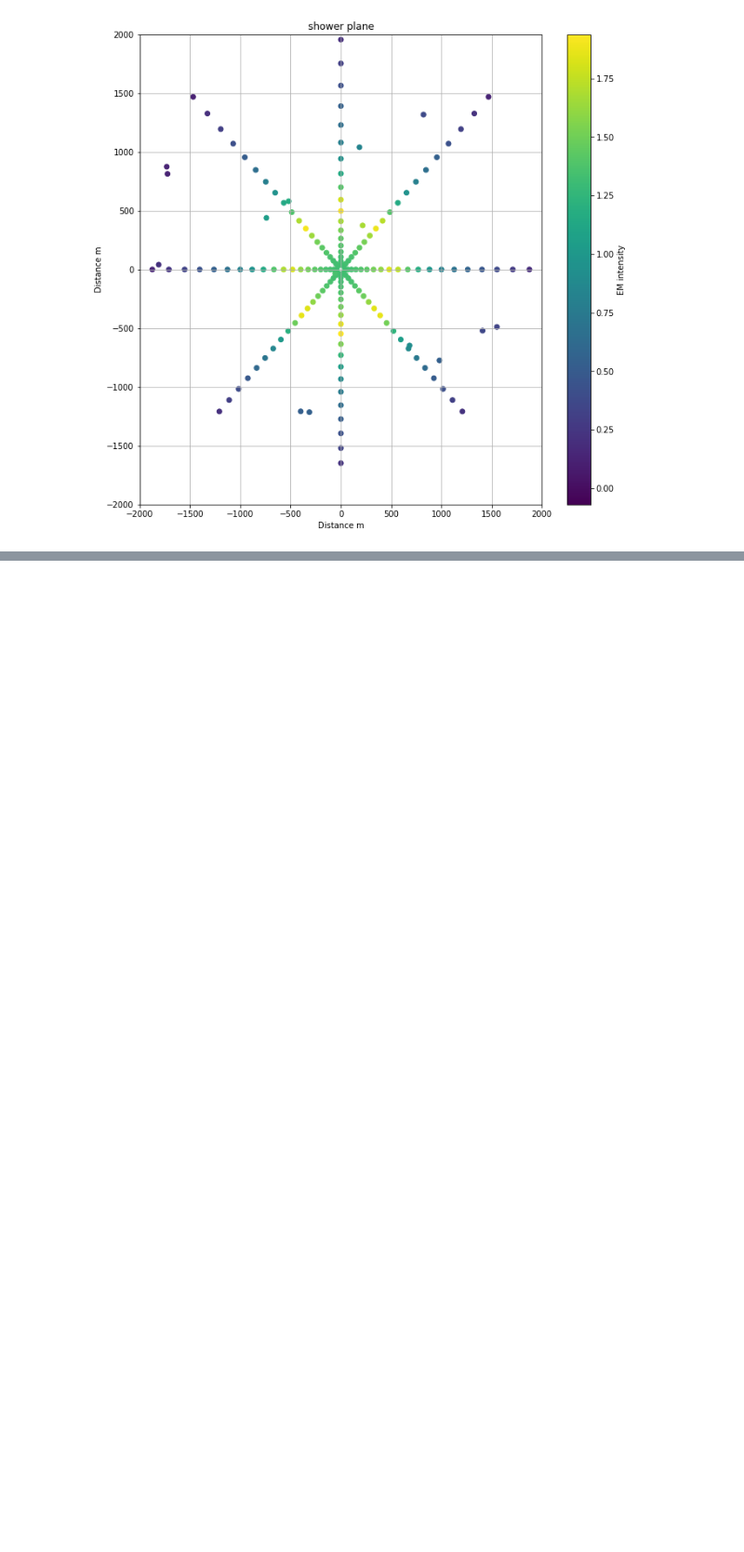
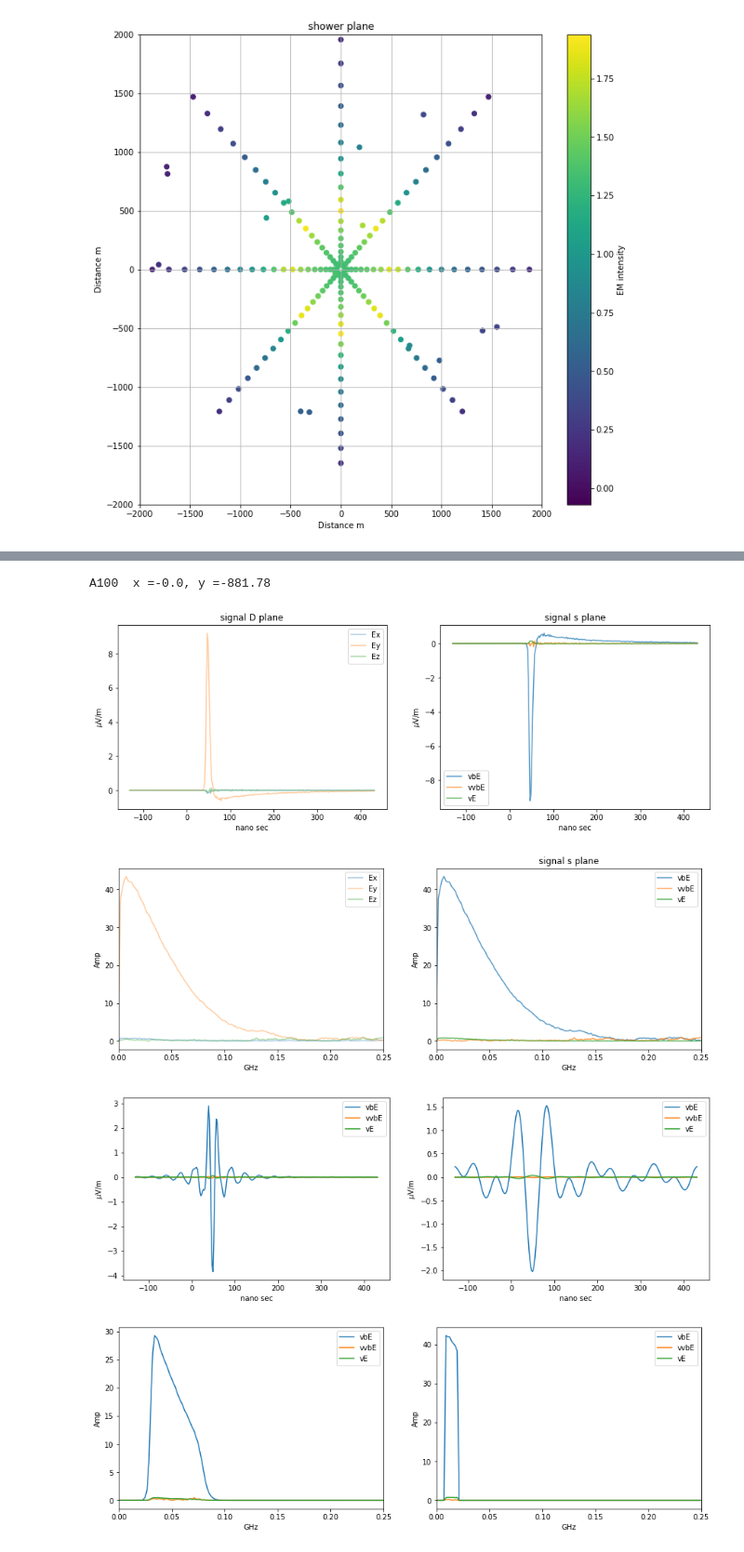
Before and after one commit to abwembya/D2Splane2, a Jupyter notebook: shower_plane.ipynb, the cells around one changed output, grey strips where cells are left out. Shown: that part at 93% size. Saved outputs shown, nothing was run; the diff lists cells and outputs as text; code cells hidden in the pictures; blank space fills up the shorter version.

```diff
--- a/shower_plane.ipynb
+++ b/shower_plane.ipynb
@@ -208,0 +417,9 @@ fig.set_size_inches(10.5, 10.5)
+# %%
+antenna='A100'
+plot_trac(filename, antenna)
+# %% [output]
+A100  x =-0.0, y =-881.78
+[figure, added]
+[figure, added]
+[figure, added]
+[figure, added]
```
Also changed, not shown: parts of 7 cells of this notebook.
